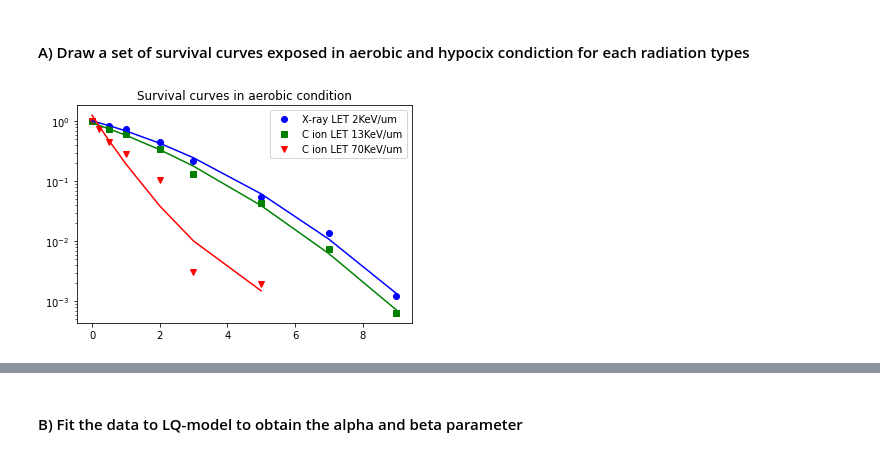
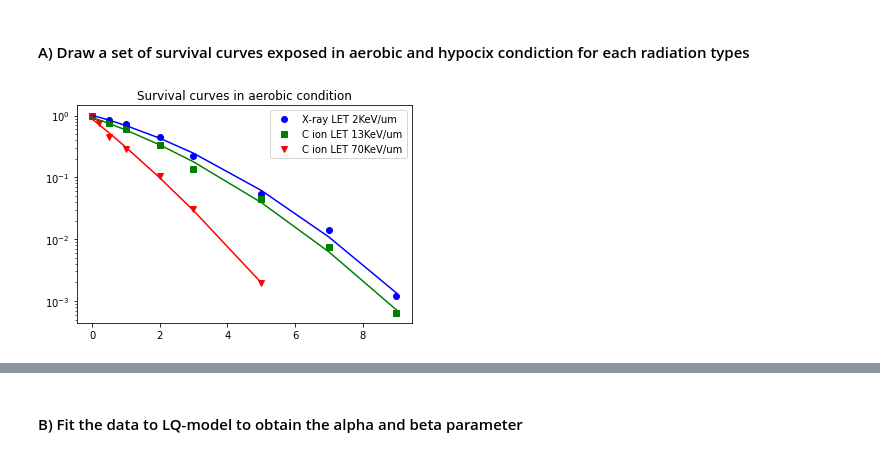
Before and after one commit to mori913/radiation-biology, a Jupyter notebook: assignment.ipynb, the cells around one changed output, grey strips where cells are left out. Cells and saved outputs as stored; diff of their text form; code cells hidden in the pictures.

```diff
--- a/assignment.ipynb
+++ b/assignment.ipynb
@@ -9,26 +9,29 @@ A549 human lung carcinoma cell line were exposed to X-ray, C ion of LET 13 keV/
 # %%
 import matplotlib.pyplot as plt
 import math
 import numpy as np
-Gy_1 = np.array([0,0.5,1,2,3,5,7,9])
-SF_xray = np.array([1,0.85,0.744,0.452,0.2224,0.054,0.014,0.00122])
-SF_LEF13 = np.array([1,0.75,0.61,0.34,0.135,0.044,0.0075,0.00064])
-Gy_2 = np.array([0,0.2,0.5,1,2,3,5])
-SF_LEF70 = np.array([1,0.75,0.45,0.286,0.105,0.00306,0.00194])
+
+Gy_1_aerobic = np.array([0,0.5,1,2,3,5,7,9])
+SF_xray_aerobic = np.array([1,0.85,0.744,0.452,0.2224,0.054,0.014,0.00122])
+SF_LEF13_aerobic = np.array([1,0.75,0.61,0.34,0.135,0.044,0.0075,0.00064])
+Gy_2_aerobic = np.array([0,0.2,0.5,1,2,3,5])
+SF_LEF70_aerobic = np.array([1,0.75,0.45,0.286,0.105,0.0306,0.00194])
 
 #plot and fit the survival curves exposed in aerobic condition
-plt.plot(Gy_1, SF_xray, 'bo', label= "X-ray LET 2KeV/um")
-plt.plot(Gy_1, SF_LEF13, 'gs', label = 'C ion LET 13KeV/um')
-plt.plot(Gy_2, SF_LEF70, 'rv', label='C ion LET 70KeV/um')
+plt.plot(Gy_1_aerobic, SF_xray_aerobic, 'bo', label= "X-ray LET 2KeV/um")
+plt.plot(Gy_1_aerobic, SF_LEF13_aerobic, 'gs', label = 'C ion LET 13KeV/um')
+plt.plot(Gy_2_aerobic, SF_LEF70_aerobic, 'rv', label='C ion LET 70KeV/um')
 plt.yscale("log")
-p_xray = np.polyfit(Gy_1, np.log(SF_xray), 2)
-p_let13 = np.polyfit(Gy_1, np.log(SF_LEF13), 2)
-p_let70 = np.polyfit(Gy_2, np.log(SF_LEF70), 2)
-plt.plot(Gy_1, np.exp(np.polyval(p_xray, Gy_1)), color="blue")
-plt.plot(Gy_1, np.exp(np.polyval(p_let13, Gy_1)), color="green")
-plt.plot(Gy_2, np.exp(np.polyval(p_let70, Gy_2)), color="red")
+p_xray_aerobic = np.polyfit(Gy_1_aerobic, np.log(SF_xray_aerobic), 2)
+p_let13_aerobic = np.polyfit(Gy_1_aerobic, np.log(SF_LEF13_aerobic), 2)
+p_let70_aerobic = np.polyfit(Gy_2_aerobic, np.log(SF_LEF70_aerobic), 2)
+
+
+plt.plot(Gy_1_aerobic, np.exp(np.polyval(p_xray_aerobic, Gy_1_aerobic)), color="blue")
+plt.plot(Gy_1_aerobic, np.exp(np.polyval(p_let13_aerobic, Gy_1_aerobic)), color="green")
+plt.plot(Gy_2_aerobic, np.exp(np.polyval(p_let70_aerobic, Gy_2_aerobic)), color="red")
 plt.title("Survival curves in aerobic condition")
 plt.legend()
 plt.show()
 # %% [output]
-[figure, old version]
+[figure, new version]
```
Also changed, not shown: parts of 3 cells of this notebook.
